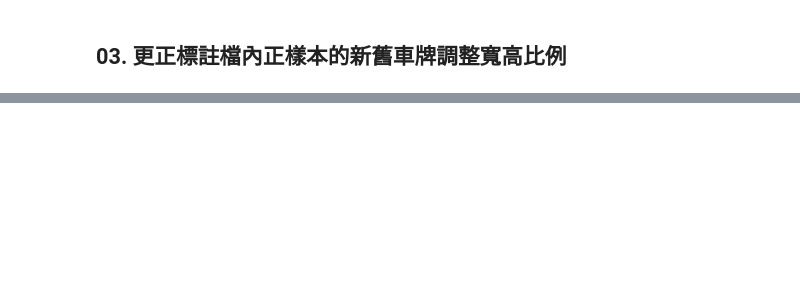
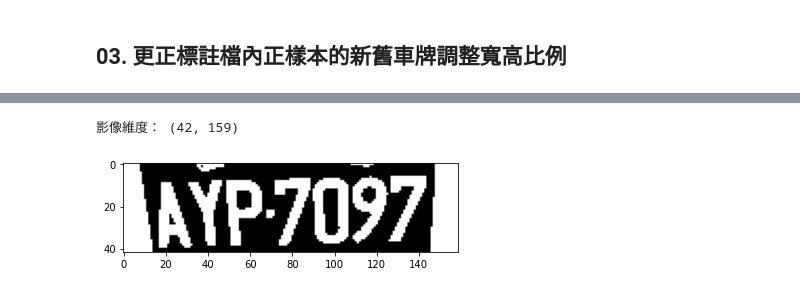
Before and after one commit to j82887/Artificial-Intelligence, a Jupyter notebook: 19_Implementation/04_Car_License_Plate/Data pre-processing.ipynb, the cells around one changed output, grey strips where cells are left out. Cells and saved outputs as stored; diff of their text form; code cells hidden in the pictures; blank space fills up the shorter version.

```diff
--- a/19_Implementation/04_Car_License_Plate/Data pre-processing.ipynb
+++ b/19_Implementation/04_Car_License_Plate/Data pre-processing.ipynb
@@ -190,0 +203,13 @@ fpmake.close()
+# %%
+img = cv2.imread(img_path)
+crop_img = img[sy:sy+sh, sx:sx+sw]
+
+gray_img = cv2.cvtColor(crop_img, cv2.COLOR_BGR2GRAY)
+_, binary_img = cv2.threshold(gray_img, 127, 255, cv2.THRESH_BINARY_INV)
+print('影像維度：',binary_img.shape)
+
+plt.imshow(binary_img, cmap='gray')
+plt.show()
+# %% [output]
+影像維度： (42, 159)
+[figure, added]
```
Also changed, not shown: parts of 6 cells of this notebook, 3 other files.
